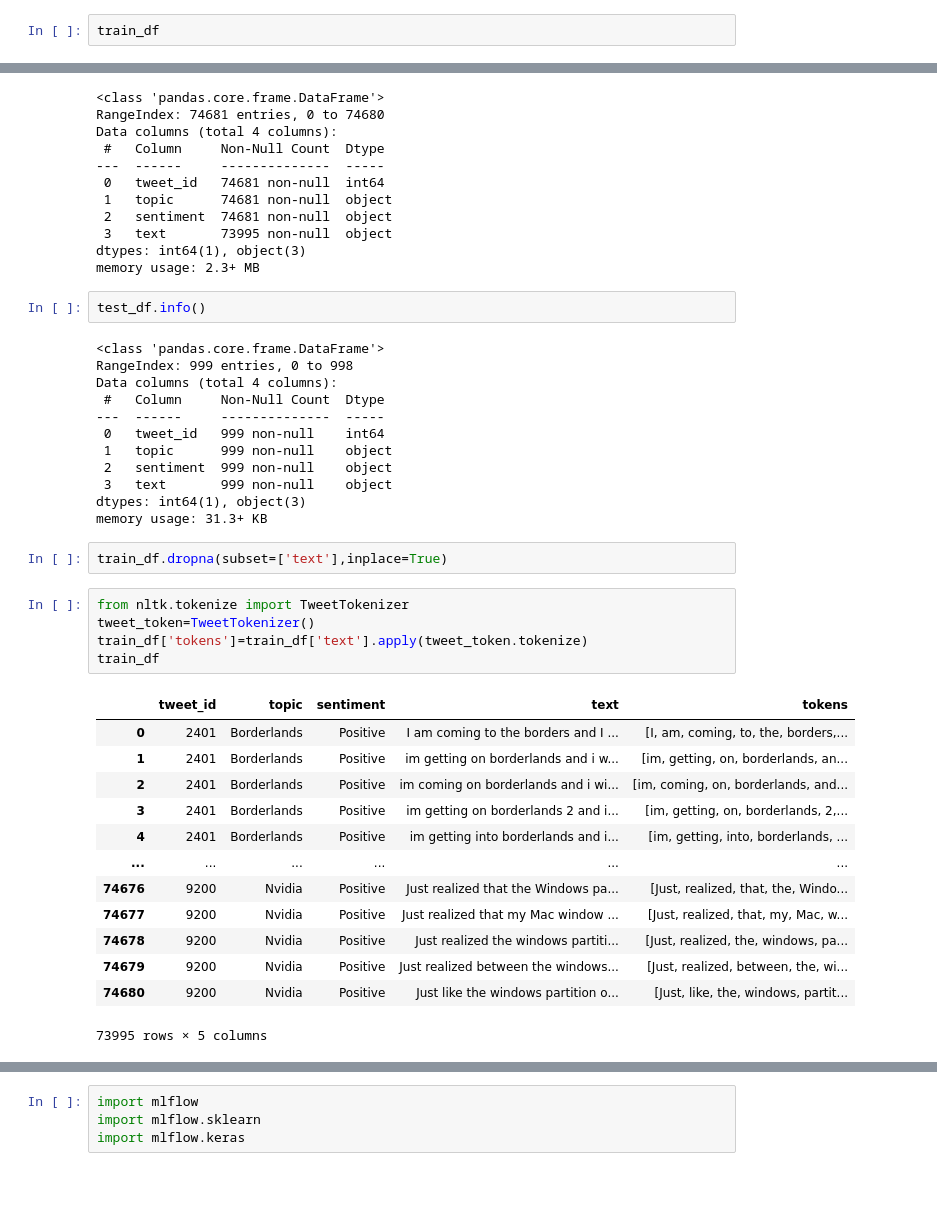
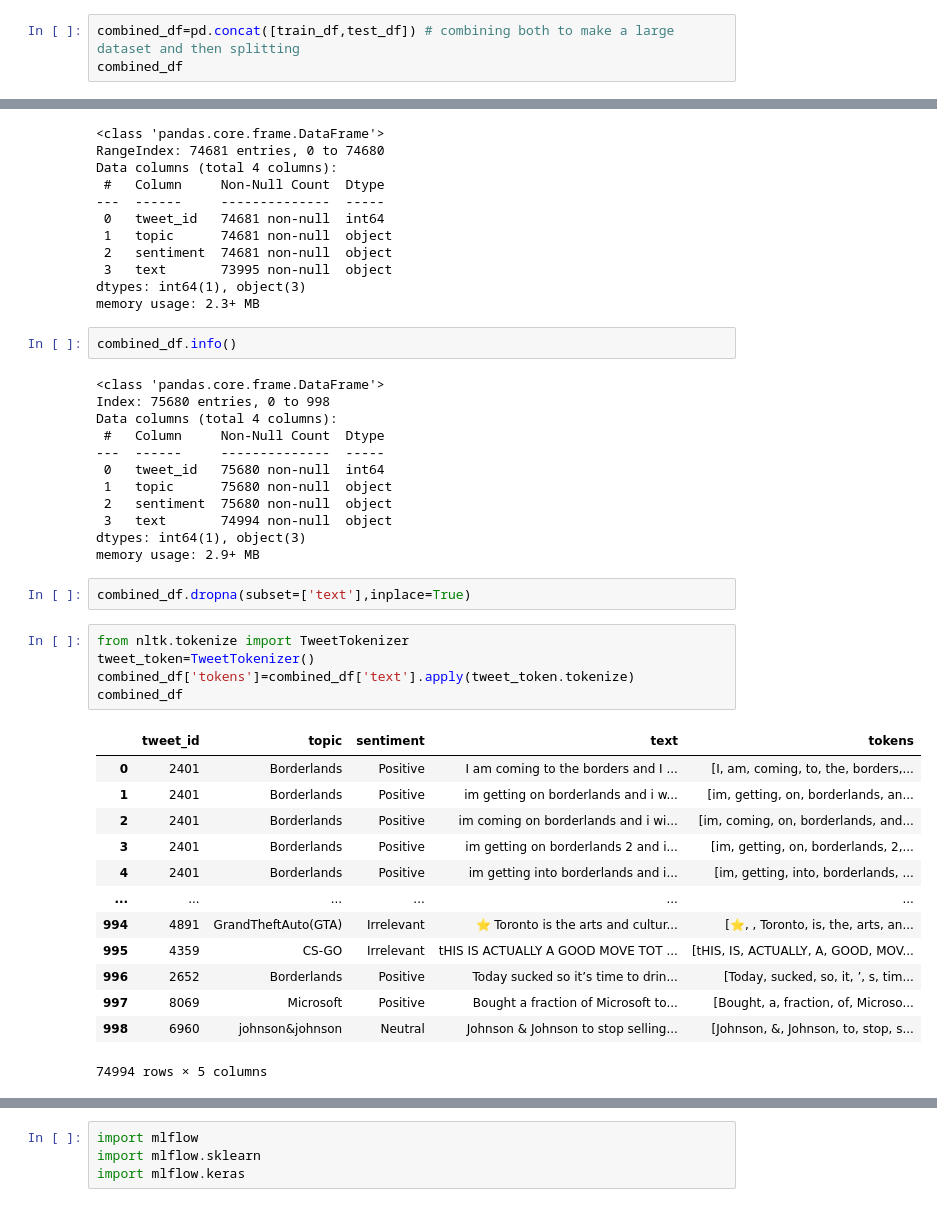
Before and after one commit to KaranMatt/Twitter-Sentiment-Analysis, a Jupyter notebook: Twitter Sentimental.ipynb, the cells around one changed output, grey strips where cells are left out. Drawn from its saved outputs; the diff is of its cells as text.

```diff
--- a/Twitter Sentimental.ipynb
+++ b/Twitter Sentimental.ipynb
@@ -8,7 +23,8 @@ test_df=pd.read_csv('Data/twitter_validation.csv')
 train_df.columns=['tweet_id','topic','sentiment','text']
 test_df.columns=['tweet_id','topic','sentiment','text']
 # %%
-train_df
+combined_df=pd.concat([train_df,test_df]) # combining both to make a large dataset and then splitting
+combined_df
 # %% [output]
 |  | tweet_id | topic | sentiment | text |
 | 0 | 2401 | Borderlands | Positive | I am coming to the borders and I ... |
@@ -54,37 +54,37 @@ Data columns (total 4 columns):
 dtypes: int64(1), object(3)
 memory usage: 2.3+ MB
 # %%
-test_df.info()
+combined_df.info()
 # %% [output]
 <class 'pandas.core.frame.DataFrame'>
-RangeIndex: 999 entries, 0 to 998
+Index: 75680 entries, 0 to 998
 Data columns (total 4 columns):
  #   Column     Non-Null Count  Dtype
 ---  ------     --------------  -----
- 0   tweet_id   999 non-null    int64
- 1   topic      999 non-null    object
- 2   sentiment  999 non-null    object
- 3   text       999 non-null    object
+ 0   tweet_id   75680 non-null  int64
+ 1   topic      75680 non-null  object
+ 2   sentiment  75680 non-null  object
+ 3   text       74994 non-null  object
 dtypes: int64(1), object(3)
-memory usage: 31.3+ KB
+memory usage: 2.9+ MB
 # %%
-train_df.dropna(subset=['text'],inplace=True)
+combined_df.dropna(subset=['text'],inplace=True)
 # %%
 from nltk.tokenize import TweetTokenizer
 tweet_token=TweetTokenizer()
-train_df['tokens']=train_df['text'].apply(tweet_token.tokenize)
-train_df
+combined_df['tokens']=combined_df['text'].apply(tweet_token.tokenize)
+combined_df
 # %% [output]
 |  | tweet_id | topic | sentiment | text | tokens |
 | 0 | 2401 | Borderlands | Positive | I am coming to the borders and I ... | [I, am, coming, to, the, borders,... |
 | 1 | 2401 | Borderlands | Positive | im getting on borderlands and i w... | [im, getting, on, borderlands, an... |
 | 2 | 2401 | Borderlands | Positive | im coming on borderlands and i wi... | [im, coming, on, borderlands, and... |
 | 3 | 2401 | Borderlands | Positive | im getting on borderlands 2 and i... | [im, getting, on, borderlands, 2,... |
 | 4 | 2401 | Borderlands | Positive | im getting into borderlands and i... | [im, getting, into, borderlands, ... |
 | ... | ... | ... | ... | ... | ... |
-| 74676 | 9200 | Nvidia | Positive | Just realized that the Windows pa... | [Just, realized, that, the, Windo... |
-| 74677 | 9200 | Nvidia | Positive | Just realized that my Mac window ... | [Just, realized, that, my, Mac, w... |
-| 74678 | 9200 | Nvidia | Positive | Just realized the windows partiti... | [Just, realized, the, windows, pa... |
-| 74679 | 9200 | Nvidia | Positive | Just realized between the windows... | [Just, realized, between, the, wi... |
-| 74680 | 9200 | Nvidia | Positive | Just like the windows partition o... | [Just, like, the, windows, partit... |
+| 994 | 4891 | GrandTheftAuto(GTA) | Irrelevant | ⭐️ Toronto is the arts and cultur... | [⭐, ️, Toronto, is, the, arts, an... |
+| 995 | 4359 | CS-GO | Irrelevant | tHIS IS ACTUALLY A GOOD MOVE TOT ... | [tHIS, IS, ACTUALLY, A, GOOD, MOV... |
+| 996 | 2652 | Borderlands | Positive | Today sucked so it’s time to drin... | [Today, sucked, so, it, ’, s, tim... |
+| 997 | 8069 | Microsoft | Positive | Bought a fraction of Microsoft to... | [Bought, a, fraction, of, Microso... |
+| 998 | 6960 | johnson&johnson | Neutral | Johnson & Johnson to stop selling... | [Johnson, &, Johnson, to, stop, s... |
-73995 rows × 5 columns
+74994 rows × 5 columns
```
Also changed, not shown: parts of 43 cells of this notebook, 1 other file.
